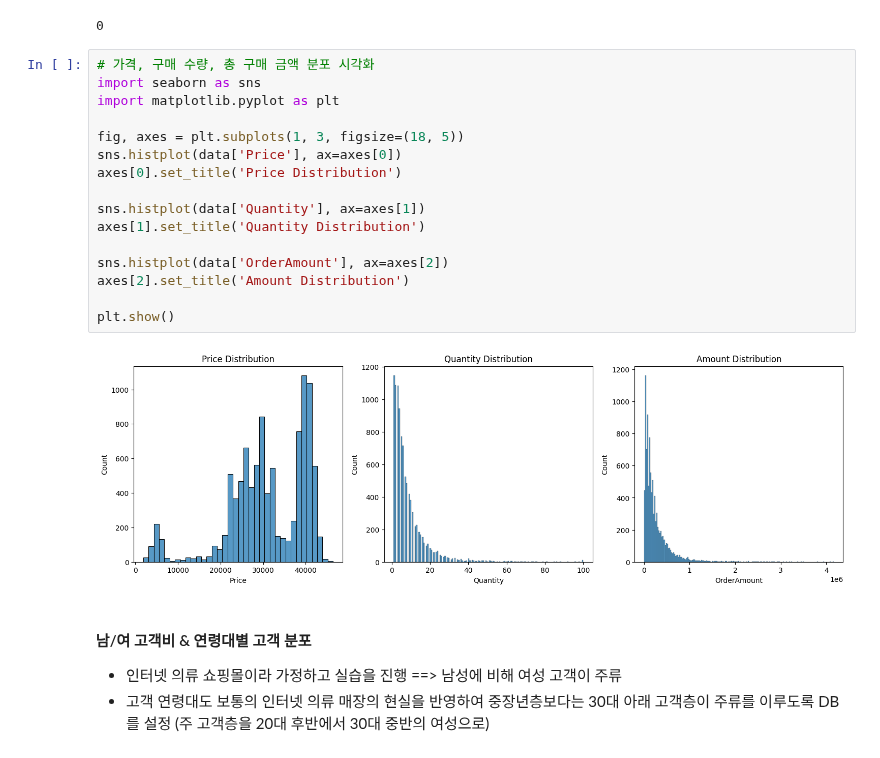
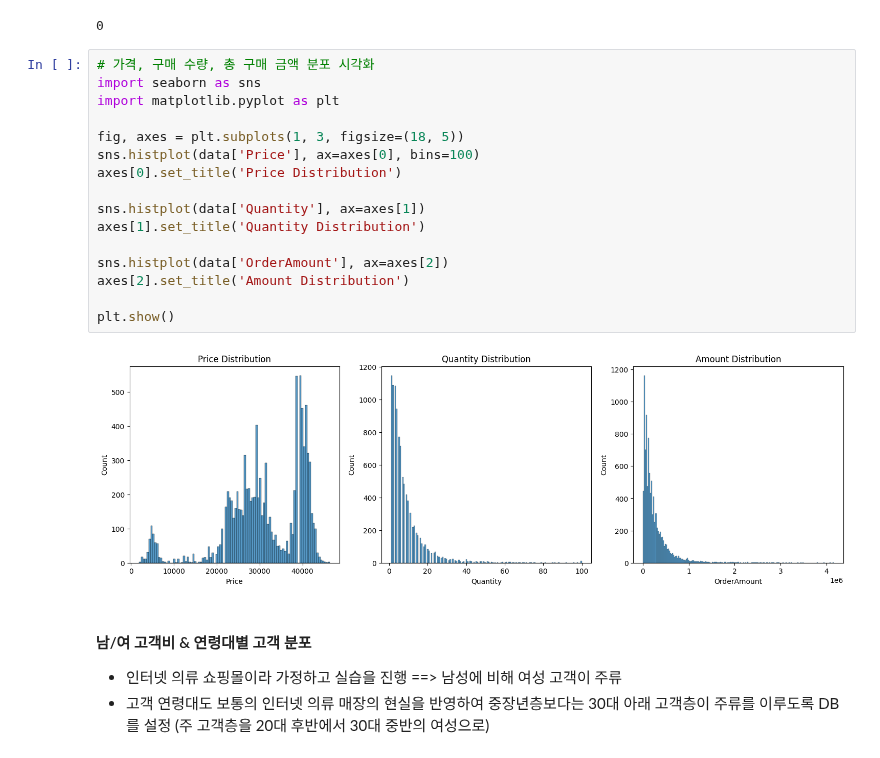
Before and after one commit to H-wooks/KITA_2024, a Jupyter notebook: M3_분석라이브러리/M3_실습/m3_데이터분석_실습평가.ipynb, the cells around one changed output. Saved outputs shown, nothing was run; the diff lists cells and outputs as text.

```diff
--- a/M3_분석라이브러리/M3_실습/m3_데이터분석_실습평가.ipynb
+++ b/M3_분석라이브러리/M3_실습/m3_데이터분석_실습평가.ipynb
@@ -94,21 +110,21 @@ data.isnull().sum().sum()
 # %%
 # 가격, 구매 수량, 총 구매 금액 분포 시각화
 import seaborn as sns
 import matplotlib.pyplot as plt
 
 fig, axes = plt.subplots(1, 3, figsize=(18, 5))
-sns.histplot(data['Price'], ax=axes[0])
+sns.histplot(data['Price'], ax=axes[0], bins=100)
 axes[0].set_title('Price Distribution')
 
 sns.histplot(data['Quantity'], ax=axes[1])
 axes[1].set_title('Quantity Distribution')
 
 sns.histplot(data['OrderAmount'], ax=axes[2])
 axes[2].set_title('Amount Distribution')
 
 plt.show()
 # %% [output]
-[figure, old version]
+[figure, new version]
 # %% [markdown]
 #### 남/여 고객비 & 연령대별 고객 분포
 - 인터넷 의류 쇼핑몰이라 가정하고 실습을 진행 ==> 남성에 비해 여성 고객이 주류
```
Also changed, not shown: parts of 15 cells of this notebook, 5 other files.
